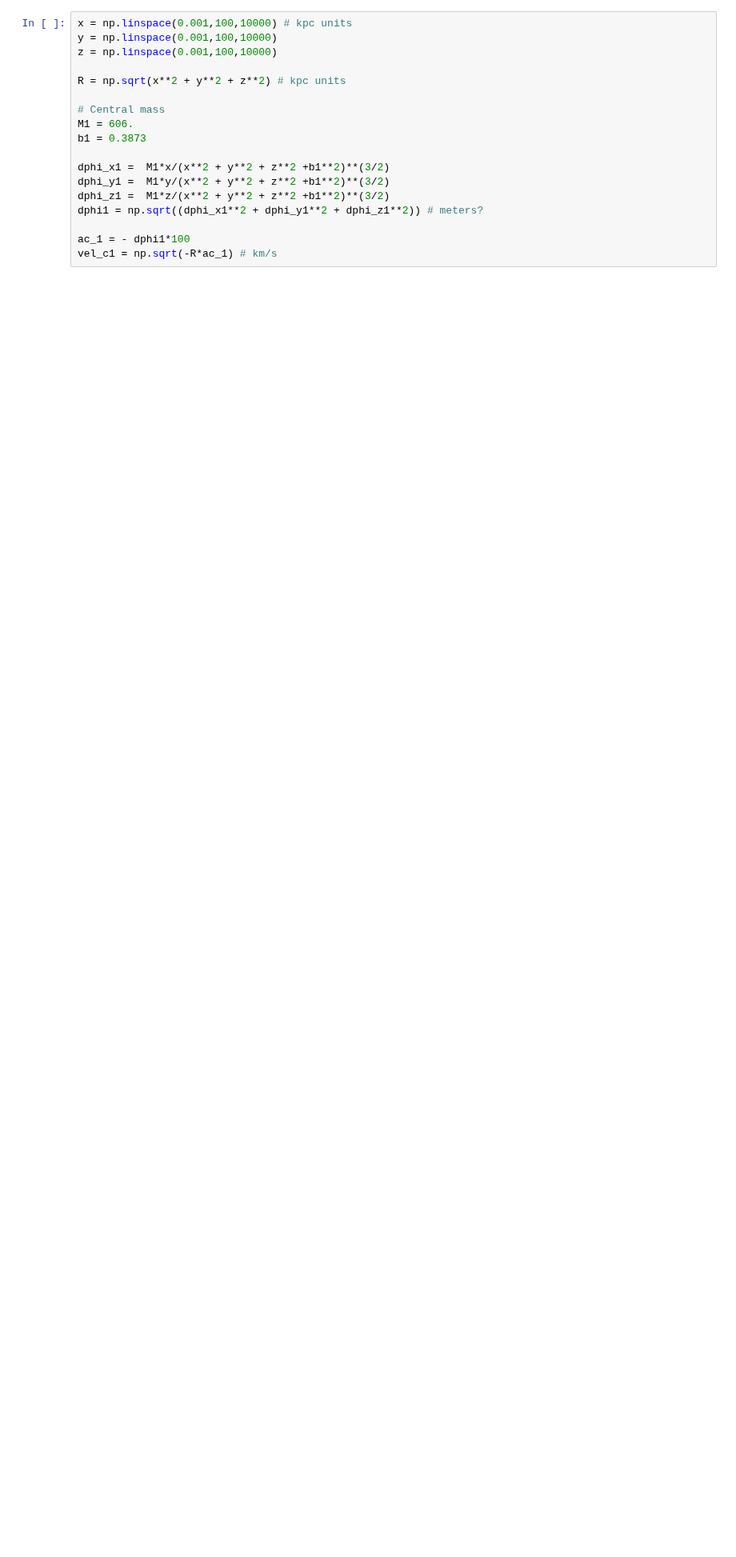
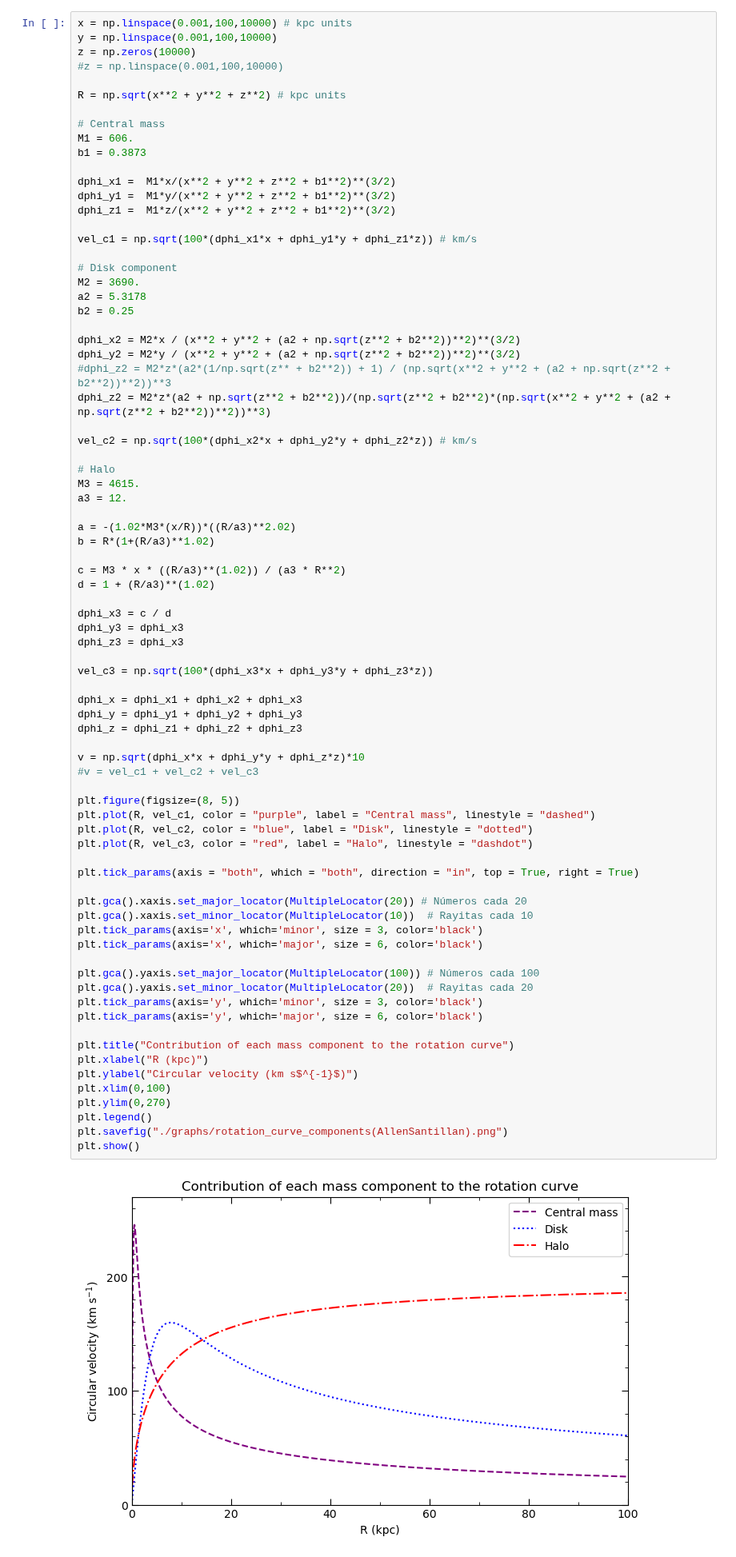
Before and after one commit to emmdaz/tesis-codes, a Jupyter notebook: rotation-curve/rotation_curve_Allen&Santilan.ipynb, the cells around one changed output. Shown at 80% size. Saved outputs shown, nothing was run; the diff lists cells and outputs as text; blank space fills up the shorter version.

Commit message:
Curva de rotación del Potencial de C. Allen y A. Santillan. Se movieron algunos archivos.

```diff
--- a/rotation-curve/rotation_curve_Allen&Santilan.ipynb
+++ b/rotation-curve/rotation_curve_Allen&Santilan.ipynb
@@ -4,18 +5,80 @@ import matplotlib.pyplot as plt
 # %%
 x = np.linspace(0.001,100,10000) # kpc units
 y = np.linspace(0.001,100,10000)
-z = np.linspace(0.001,100,10000)
+z = np.zeros(10000)
+#z = np.linspace(0.001,100,10000)
 
 R = np.sqrt(x**2 + y**2 + z**2) # kpc units
 
 # Central mass
 M1 = 606.
 b1 = 0.3873
 
-dphi_x1 =  M1*x/(x**2 + y**2 + z**2 +b1**2)**(3/2)
-dphi_y1 =  M1*y/(x**2 + y**2 + z**2 +b1**2)**(3/2)
-dphi_z1 =  M1*z/(x**2 + y**2 + z**2 +b1**2)**(3/2)
-dphi1 = np.sqrt((dphi_x1**2 + dphi_y1**2 + dphi_z1**2)) # meters?
+dphi_x1 =  M1*x/(x**2 + y**2 + z**2 + b1**2)**(3/2)
+dphi_y1 =  M1*y/(x**2 + y**2 + z**2 + b1**2)**(3/2)
+dphi_z1 =  M1*z/(x**2 + y**2 + z**2 + b1**2)**(3/2)
 
-ac_1 = - dphi1*100
-vel_c1 = np.sqrt(-R*ac_1) # km/s
+vel_c1 = np.sqrt(100*(dphi_x1*x + dphi_y1*y + dphi_z1*z)) # km/s
+
+# Disk component
+M2 = 3690.
+a2 = 5.3178
+b2 = 0.25
+
+dphi_x2 = M2*x / (x**2 + y**2 + (a2 + np.sqrt(z**2 + b2**2))**2)**(3/2)
+dphi_y2 = M2*y / (x**2 + y**2 + (a2 + np.sqrt(z**2 + b2**2))**2)**(3/2)
+#dphi_z2 = M2*z*(a2*(1/np.sqrt(z** + b2**2)) + 1) / (np.sqrt(x**2 + y**2 + (a2 + np.sqrt(z**2 + b2**2))**2))**3
+dphi_z2 = M2*z*(a2 + np.sqrt(z**2 + b2**2))/(np.sqrt(z**2 + b2**2)*(np.sqrt(x**2 + y**2 + (a2 + np.sqrt(z**2 + b2**2))**2))**3)
+
+vel_c2 = np.sqrt(100*(dphi_x2*x + dphi_y2*y + dphi_z2*z)) # km/s
+
+# Halo
+M3 = 4615.
+a3 = 12.
+
+a = -(1.02*M3*(x/R))*((R/a3)**2.02)
+b = R*(1+(R/a3)**1.02)
+
+c = M3 * x * ((R/a3)**(1.02)) / (a3 * R**2)
+d = 1 + (R/a3)**(1.02)
+
+dphi_x3 = c / d
+dphi_y3 = dphi_x3
+dphi_z3 = dphi_x3
+
+vel_c3 = np.sqrt(100*(dphi_x3*x + dphi_y3*y + dphi_z3*z))
+
+dphi_x = dphi_x1 + dphi_x2 + dphi_x3
+dphi_y = dphi_y1 + dphi_y2 + dphi_y3
+dphi_z = dphi_z1 + dphi_z2 + dphi_z3
+
+v = np.sqrt(dphi_x*x + dphi_y*y + dphi_z*z)*10
+#v = vel_c1 + vel_c2 + vel_c3
+
+plt.figure(figsize=(8, 5))
+plt.plot(R, vel_c1, color = "purple", label = "Central mass", linestyle = "dashed")
+plt.plot(R, vel_c2, color = "blue", label = "Disk", linestyle = "dotted")
+plt.plot(R, vel_c3, color = "red", label = "Halo", linestyle = "dashdot")
+
+plt.tick_params(axis = "both", which = "both", direction = "in", top = True, right = True)
+
+plt.gca().xaxis.set_major_locator(MultipleLocator(20)) # Números cada 20
+plt.gca().xaxis.set_minor_locator(MultipleLocator(10))  # Rayitas cada 10
+plt.tick_params(axis='x', which='minor', size = 3, color='black')
+plt.tick_params(axis='x', which='major', size = 6, color='black')
+
+plt.gca().yaxis.set_major_locator(MultipleLocator(100)) # Números cada 100
+plt.gca().yaxis.set_minor_locator(MultipleLocator(20))  # Rayitas cada 20
+plt.tick_params(axis='y', which='minor', size = 3, color='black')
+plt.tick_params(axis='y', which='major', size = 6, color='black')
+
+plt.title("Contribution of each mass component to the rotation curve")
+plt.xlabel("R (kpc)")
+plt.ylabel("Circular velocity (km s$^{-1}$)")
+plt.xlim(0,100)
+plt.ylim(0,270)
+plt.legend()
+plt.savefig("./graphs/rotation_curve_components(AllenSantillan).png")
+plt.show()
+# %% [output]
+[figure, added]
```
Also changed, not shown: parts of 10 cells of this notebook, 10 other files.
